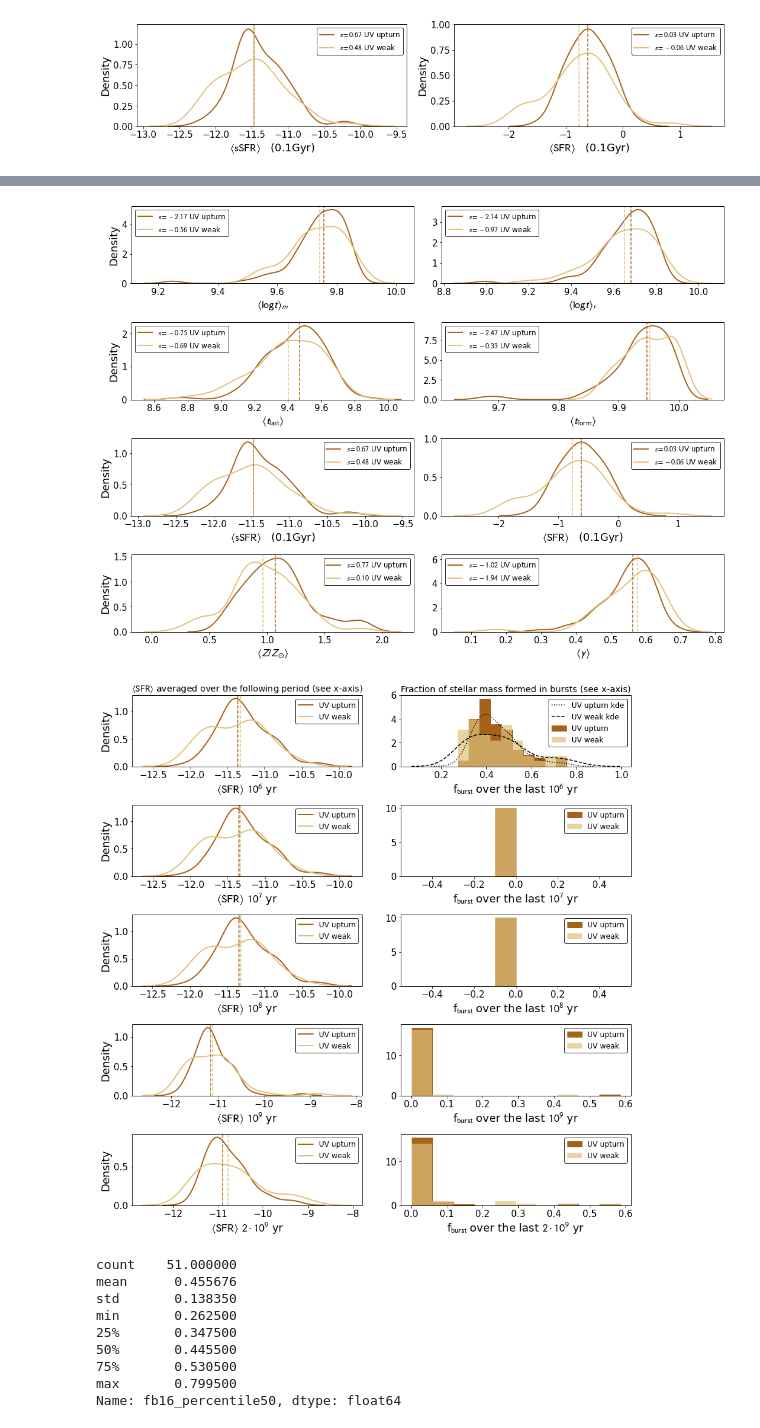
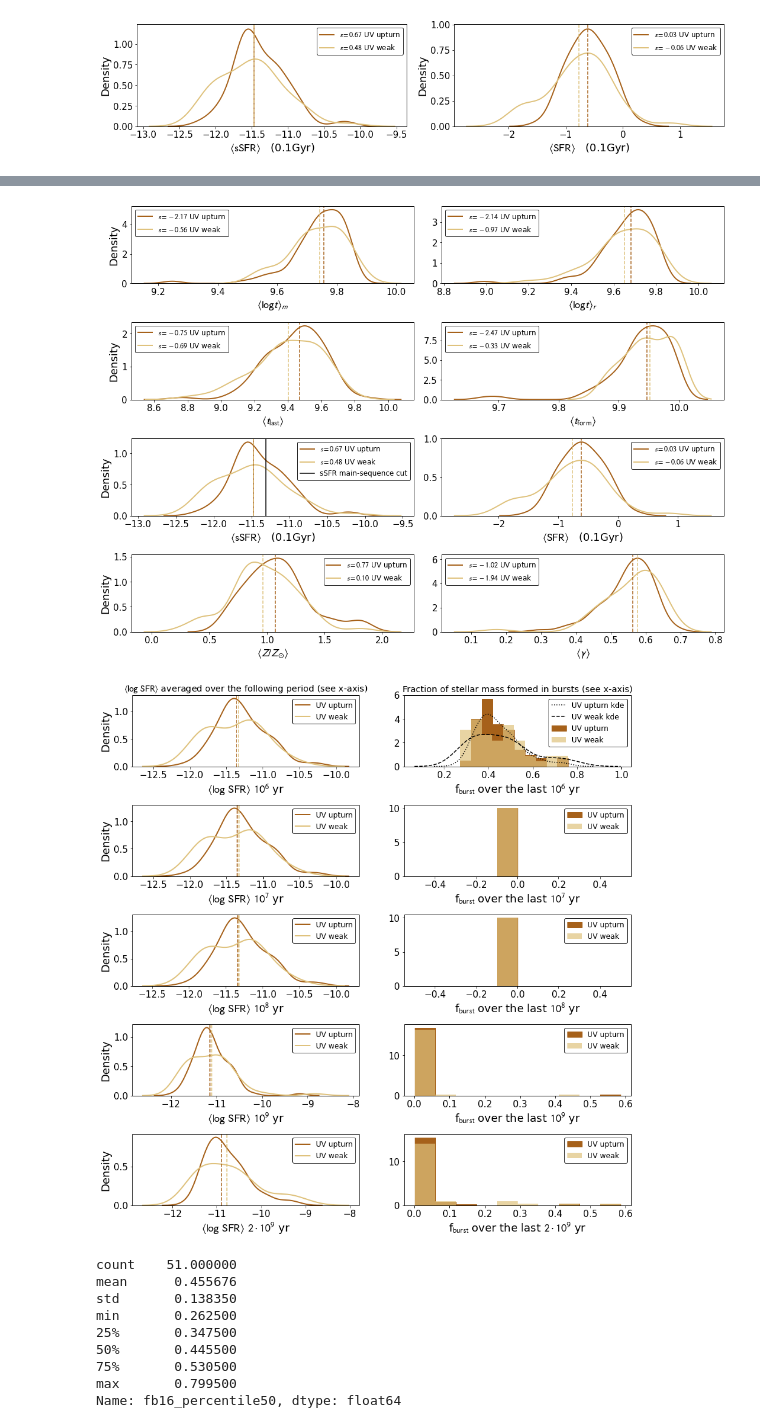
Before and after one commit to mdastro/UVupturn-RSGs, a Jupyter notebook: UV_PSM/PSM_StellarPops_MagPhys.ipynb, the cells around one changed output, grey strips where cells are left out. Cells and saved outputs as stored; diff of their text form; code cells hidden in the pictures.

```diff
--- a/UV_PSM/PSM_StellarPops_MagPhys.ipynb
+++ b/UV_PSM/PSM_StellarPops_MagPhys.ipynb
@@ -346,3 +346,15 @@ plt.savefig(os.path.join(psm_path, 'psm_magphys_ssfr_sfr.pdf'))
 plt.show()
 # %% [output]
 [figure]
+# %%
+plt.rcParams.update(plotpars)
+sns.kdeplot(uv_upturn['sSFR_0_1Gyr_percentile50'], color=palette[1], label=r"$s=%.2f$ UV upturn"
+            % uv_upturn['sSFR_0_1Gyr_percentile50'].skew(), linewidth=2.)
+sns.kdeplot(uv_weak['sSFR_0_1Gyr_percentile50'], color=palette[0], label=r"$s=%.2f$ UV weak"
+            % uv_weak['sSFR_0_1Gyr_percentile50'].skew(), linewidth=2.)
+plt.axvline(x=np.median(uv_upturn['sSFR_0_1Gyr_percentile50'].values), color=palette[1], linestyle='-')
+plt.axvline(x=np.median(uv_weak['sSFR_0_1Gyr_percentile50'].values), color=palette[0], linestyle='--')
+plt.legend(loc='best')
+plt.xlabel(r"$\left< \rm{sSFR} \right>$   (0.1Gyr)")
+plt.ylabel('Density')
+plt.show()
@@ -405,6 +468,7 @@ sns.kdeplot(uv_weak['sSFR_0_1Gyr_percentile50'], color=palette[0], label=r"$s=%.
             % uv_weak['sSFR_0_1Gyr_percentile50'].skew(), linewidth=2.)
 plt.axvline(x=np.median(uv_upturn['sSFR_0_1Gyr_percentile50'].values), color=palette[1], linestyle='-')
 plt.axvline(x=np.median(uv_weak['sSFR_0_1Gyr_percentile50'].values), color=palette[0], linestyle='--')
+plt.axvline(x=-11.31, color='black', linestyle='-', label='sSFR main-sequence cut')
 plt.legend(loc='best')
 plt.xlabel(r"$\left< \rm{sSFR} \right>$   (0.1Gyr)")
 plt.ylabel('Density')
@@ -449,19 +513,19 @@ plt.savefig(os.path.join(psm_path, 'psm_magphys_all.png'))
 plt.savefig(os.path.join(psm_path, 'psm_magphys_all.pdf'))
 plt.show()
 # %% [output]
-[figure, old version]
+[figure, new version]
 # %%
 plt.rcParams.update(plotpars_2cols)
 plt.subplots(figsize=(13, 13))
 
 plt.subplot(5,2,1)
-plt.title(r"$\left< \rm{SFR} \right>$ averaged over the following period (see x-axis)")
+plt.title(r"$\left< \log~\rm{SFR} \right>$ averaged over the following period (see x-axis)")
 sns.kdeplot(uv_upturn['sfr16_percentile50'], color=palette[1], label='UV upturn', linewidth=2.)
 sns.kdeplot(uv_weak['sfr16_percentile50'], color=palette[0], label='UV weak', linewidth=2.)
 plt.axvline(x=np.median(uv_upturn['sfr16_percentile50'].values), linestyle='--', color=palette[1])
 plt.axvline(x=np.median(uv_weak['sfr16_percentile50'].values), linestyle='--', color=palette[0])
 plt.legend(loc='best')
-plt.xlabel(r"$\left< \rm{SFR} \right>$ $10^6$ yr")
+plt.xlabel(r"$\left< \log~ \rm{SFR} \right>$ $10^6$ yr")
 plt.ylabel('Density')
 
 plt.subplot(5,2,2)
@@ -482,7 +546,7 @@ sns.kdeplot(uv_weak['sfr17_percentile50'], color=palette[0], label='UV weak', li
 plt.axvline(x=np.median(uv_upturn['sfr17_percentile50'].values), linestyle='--', color=palette[1])
 plt.axvline(x=np.median(uv_weak['sfr17_percentile50'].values), linestyle='--', color=palette[0])
 plt.legend(loc='best')
-plt.xlabel(r"$\left< \rm{SFR} \right>$ $10^7$ yr")
+plt.xlabel(r"$\left< \log~ \rm{SFR} \right>$ $10^7$ yr")
 plt.ylabel('Density')
 
 plt.subplot(5,2,4)
@@ -500,7 +564,7 @@ sns.kdeplot(uv_weak['sfr18_percentile50'], color=palette[0], label='UV weak', li
 plt.axvline(x=np.median(uv_upturn['sfr18_percentile50'].values), linestyle='--', color=palette[1])
 plt.axvline(x=np.median(uv_weak['sfr18_percentile50'].values), linestyle='--', color=palette[0])
 plt.legend(loc='best')
-plt.xlabel(r"$\left< \rm{SFR} \right>$ $10^8$ yr")
+plt.xlabel(r"$\left< \log~ \rm{SFR} \right>$ $10^8$ yr")
 plt.ylabel('Density')
 
 plt.subplot(5,2,6)
@@ -517,40 +581,40 @@ sns.kdeplot(uv_weak['sfr19_percentile50'], color=palette[0], label='UV weak', li
 plt.axvline(x=np.median(uv_upturn['sfr19_percentile50'].values), linestyle='--', color=palette[1])
 plt.axvline(x=np.median(uv_weak['sfr19_percentile50'].values), linestyle='--', color=palette[0])
 plt.legend(loc='best')
-plt.xlabel(r"$\left< \rm{SFR} \right>$ $10^9$ yr")
+plt.xlabel(r"$\left< \log~ \rm{SFR} \right>$ $10^9$ yr")
 plt.ylabel('Density')
 
 plt.subplot(5,2,8)
 n, bins, patches = plt.hist(uv_upturn['fb19_percentile50'], color=palette[1], label='UV upturn', bins=10,
                             density=True, histtype='stepfilled', edgecolor=palette[1])
 plt.hist(uv_weak['fb19_percentile50'], color=palette[0], label='UV weak', bins=bins, density=True, alpha=0.7)
 plt.xlabel(r"f$_{\rm{burst}}$ over the last $10^9$ yr")
 # plt.ylabel('Density')
 plt.legend(loc='best')
 
 plt.subplot(5,2,9)
 sns.kdeplot(uv_upturn['sfr29_percentile50'], color=palette[1], label='UV upturn', linewidth=2.)
 sns.kdeplot(uv_weak['sfr29_percentile50'], color=palette[0], label='UV weak', linewidth=2.)
 plt.axvline(x=np.median(uv_upturn['sfr29_percentile50'].values), linestyle='--', color=palette[1])
 plt.axvline(x=np.median(uv_weak['sfr29_percentile50'].values), linestyle='--', color=palette[0])
 plt.legend(loc='best')
-plt.xlabel(r"$\left< \rm{SFR} \right>$ $2\cdot 10^9$ yr")
+plt.xlabel(r"$\left< \log~ \rm{SFR} \right>$ $2\cdot 10^9$ yr")
 plt.ylabel('Density')
 
 plt.subplot(5,2,10)
 n, bins, patches = plt.hist(uv_upturn['fb29_percentile50'], color=palette[1], label='UV upturn', bins=10,
                             density=True, histtype='stepfilled', edgecolor=palette[1])
 plt.hist(uv_weak['fb29_percentile50'], color=palette[0], label='UV weak', bins=bins, density=True, alpha=0.7)
 plt.xlabel(r"f$_{\rm{burst}}$ over the last $2 \cdot 10^9$ yr")
 # plt.ylabel('Density')
 plt.legend(loc='best')
 
 plt.tight_layout()
 plt.savefig(os.path.join(psm_path, 'psm_magphys_sfr_frac.png'))
 plt.savefig(os.path.join(psm_path, 'psm_magphys_sfr_frac.pdf'))
 plt.show()
 # %% [output]
-[figure, old version]
+[figure, new version]
 # %%
 uv_weak['fb16_percentile50'].describe()
 # %% [output]
```
Also changed, not shown: parts of 25 cells of this notebook, 1 other file.
